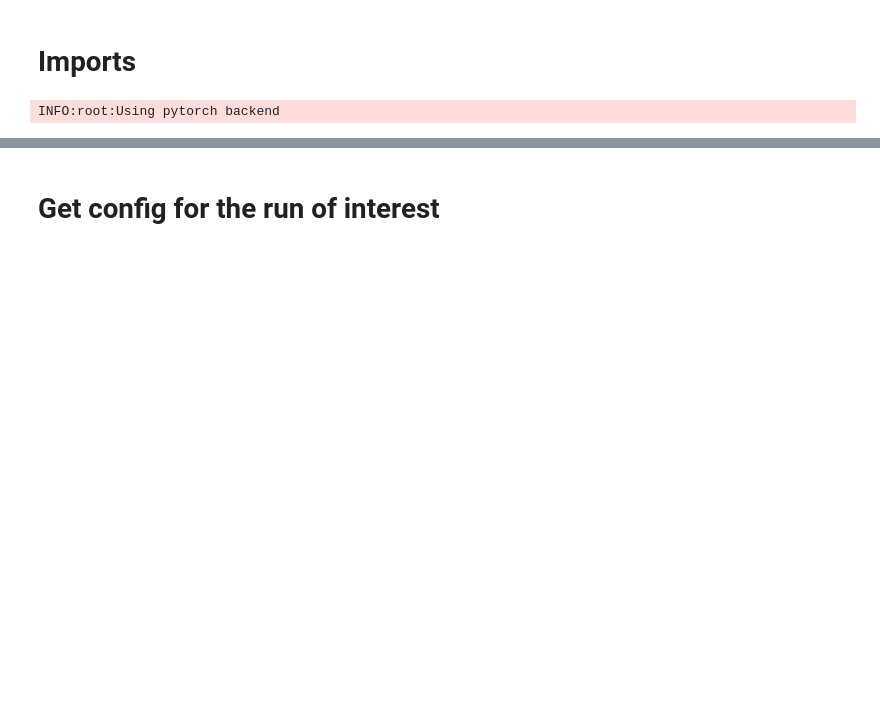
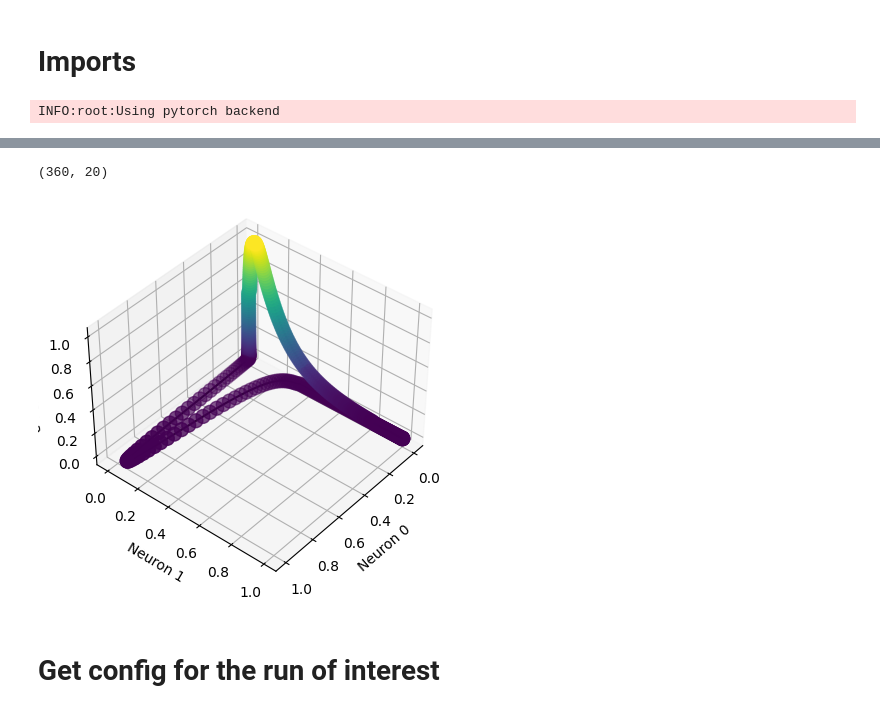
Before and after one commit to geometric-intelligence/neurometry, a Jupyter notebook: neuralgeom/notebooks/07_plot_neural_manifolds.ipynb, the cells around one changed output, grey strips where cells are left out. Drawn from its saved outputs; the diff is of its cells as text; code cells hidden in the pictures; blank space fills up the shorter version.

```diff
--- a/neuralgeom/notebooks/07_plot_neural_manifolds.ipynb
+++ b/neuralgeom/notebooks/07_plot_neural_manifolds.ipynb
@@ -51,3 +190,27 @@ INFO:root:Using pytorch backend
+# %%
+n0.shape
+# %% [output]
+(360, 20)
+# %%
+%matplotlib inline
+# import plotly.express as px
+
+# fig = px.line_3d(df, x="n0", y="n1", z="n2")
+# fig.show()
+
+fig = plt.figure()
+ax = fig.add_subplot(projection='3d')
+
+ax.scatter(n0[:, 0], n1[:, 0], n2[:, 0], c=n2[:, 0],  cmap="viridis", s=100)
+ax.plot(n0[:, 0], n1[:, 0], n2[:, 0], c="black",)
+ax.set_xlabel("Neuron 0")
+ax.set_ylabel("Neuron 1")
+ax.set_zlabel("Neuron 2")
+ax.view_init(elev=40., azim=40)
+fig.savefig("notebooks/figures/synthetic_place_cells_n2.svg")
+# #ax.plot(dataset_3neurons[:, 0], dataset_3neurons[:, 1], dataset_3neurons[:, 2])
+# %% [output]
+[figure, added]
 # %% [markdown]
 # Get config for the run of interest
 # %%
```
Also changed, not shown: parts of 8 cells of this notebook.
